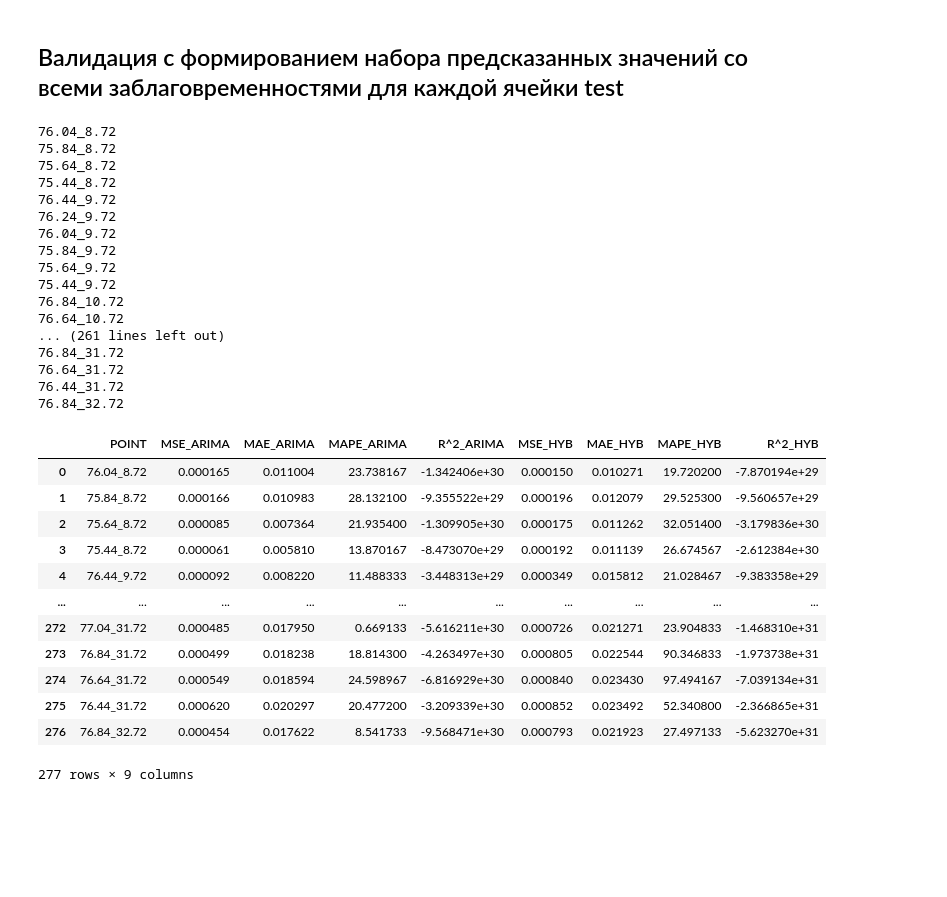
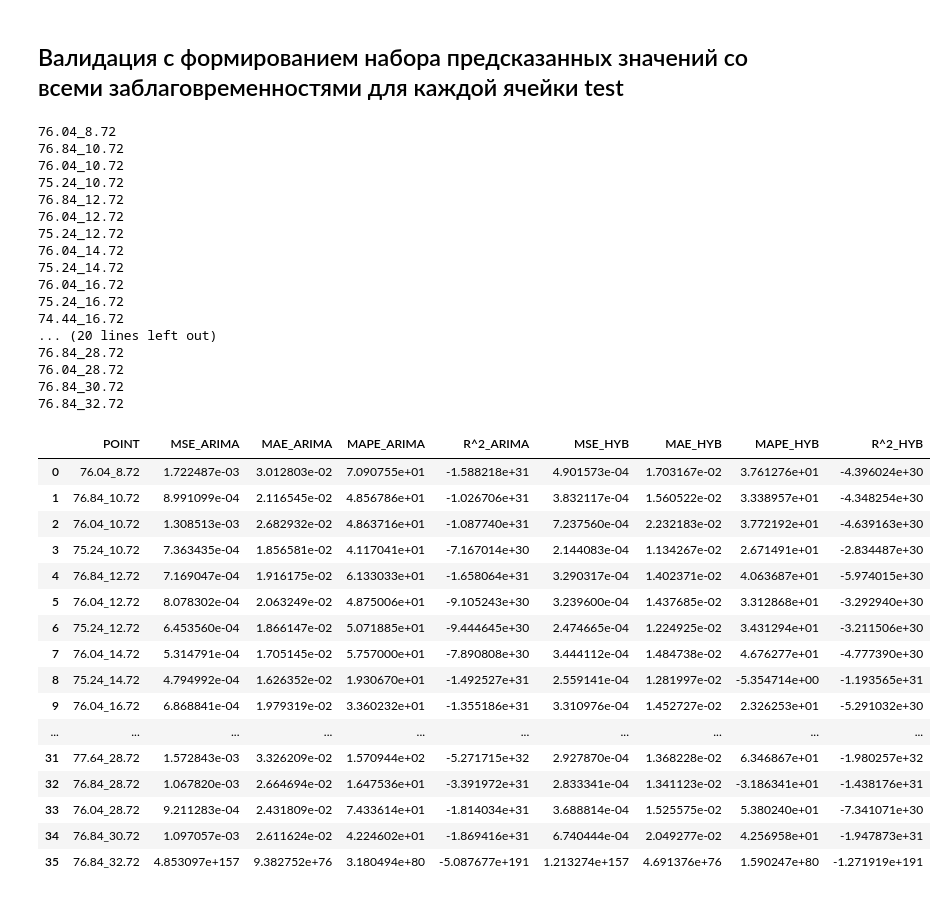
Before and after one commit to ChrisLisbon/ITMO_master_degree_classes, a Jupyter notebook: Research_work(NEMO)/2.2_grid_validation.ipynb, the cells around one changed output. Cells and saved outputs as stored; diff of their text form; code cells hidden in the pictures; blank space fills up the shorter version.

```diff
--- a/Research_work(NEMO)/2.2_grid_validation.ipynb
+++ b/Research_work(NEMO)/2.2_grid_validation.ipynb
@@ -21,8 +21,8 @@ warnings.filterwarnings('ignore')
 # %% [markdown]
 ### Подготовка датасетов (отсеивание остатков)
 # %%
-df_nemo=pd.read_csv('./timelines_data/formed_timelines_2002/2002_NEMO_SPITZ_GRID.csv', sep=';')
-df_nemo['dates'] =  pd.to_datetime(df_nemo['dates'], format='%d.%m.%Y')
+df_nemo=pd.read_csv('./timelines_data/formed_timelines_2002/2002_NEMO_SPITZ_GRID(20x4).csv', sep=';')
+df_nemo['dates'] =  pd.to_datetime(df_nemo['dates'], format='%Y-%m-%d')
 
 for column in list(df_nemo.columns.values):
     if column!='dates':
@@ -57,5 +57,5 @@ df_nemo
 # %%
-df_rean=pd.read_csv('./timelines_data/formed_timelines_2002/2002_ARCTIC_reanalysis_GRID.csv', sep=';')
+df_rean=pd.read_csv('./timelines_data/formed_timelines_2002/2002_ARCTIC_reanalysis_GRID(20x4).csv', sep=';')
 df_rean['dates'] =  pd.to_datetime(df_rean['dates'], format='%Y-%m-%d')
 
 for column in list(df_rean.columns.values):
@@ -97,7 +97,7 @@ rcParams['figure.figsize'] = 15, 7
 # %%
 errors_df=pd.DataFrame(columns = ['POINT', 'MSE_ARIMA', 'MAE_ARIMA', 'MAPE_ARIMA', 'R^2_ARIMA',
                                   'MSE_HYB', 'MAE_HYB', 'MAPE_HYB', 'R^2_HYB'])
-forc_n=30
+forc_n=105
 for column in list(df_rean.columns.values):
     # для каждой точки из датасета
     if column!='dates':
@@ -140,7 +140,7 @@ for column in list(df_rean.columns.values):
             HYB_pr=(predictions_list+nemo_real_val_list)/2 # добавляем к списку предсказаний значение NEMO и усредняем
 
 
-            # считаем ошибки как отклонения от прямой
+            # считаем ошибки как отклонения от реального значения
             ARIMA_MSE_errors_list.append(mean_squared_error(real_val_list, predictions_list))
             ARIMA_MAE_errors_list.append(mean_absolute_error(real_val_list, predictions_list))
             ARIMA_MAPE_errors_list.append(round(np.mean(np.abs(real_val_list-predictions_list)/real_val_list)*100,3))
@@ -149,59 +149,63 @@ for column in list(df_rean.columns.values):
             HYB_MSE_errors_list.append(mean_squared_error(real_val_list, HYB_pr))
             HYB_MAE_errors_list.append(mean_absolute_error(real_val_list, HYB_pr))
             HYB_MAPE_errors_list.append(round(np.mean(np.abs(real_val_list-HYB_pr)/real_val_list)*100,3))
             HYB_R2_errors_list.append(r2_score(real_val_list, HYB_pr))
 
             '''
             print('Real Value: %s'%str(test[j]))
             plt.plot(np.arange(len(predictions_list)), predictions_list, label='prediction for timestep')
             plt.axhline(y=test[j], color='r', linestyle='-', label='real value')
             plt.xlabel("Заблаговременность прогноза (дни)")
             plt.legend()
             plt.grid()
             plt.show()
             '''
         errors_df = errors_df.append({'POINT': column,
                                       'MSE_ARIMA': np.mean(ARIMA_MSE_errors_list),
                                       'MAE_ARIMA': np.mean(ARIMA_MAE_errors_list),
                                       'MAPE_ARIMA':np.mean(ARIMA_MAPE_errors_list),
                                       'R^2_ARIMA': np.mean(ARIMA_R2_errors_list),
                                       'MSE_HYB':np.mean(HYB_MSE_errors_list),
                                       'MAE_HYB':np.mean(HYB_MAE_errors_list),
                                       'MAPE_HYB':np.mean(HYB_MAPE_errors_list),
                                       'R^2_HYB':np.mean(HYB_R2_errors_list),
                                      } , ignore_index=True)
 errors_df
 # %% [output]
 76.04_8.72
-75.84_8.72
-75.64_8.72
-75.44_8.72
-76.44_9.72
-76.24_9.72
-76.04_9.72
-75.84_9.72
-75.64_9.72
-75.44_9.72
 76.84_10.72
-76.64_10.72
-... (261 lines left out)
-76.84_31.72
-76.64_31.72
-76.44_31.72
+76.04_10.72
+75.24_10.72
+76.84_12.72
+76.04_12.72
+75.24_12.72
+76.04_14.72
+75.24_14.72
+76.04_16.72
+75.24_16.72
+74.44_16.72
+... (20 lines left out)
+76.84_28.72
+76.04_28.72
+76.84_30.72
 76.84_32.72
 |  | POINT | MSE_ARIMA | MAE_ARIMA | MAPE_ARIMA | R^2_ARIMA | MSE_HYB | MAE_HYB | MAPE_HYB | R^2_HYB |
-| 0 | 76.04_8.72 | 0.000165 | 0.011004 | 23.738167 | -1.342406e+30 | 0.000150 | 0.010271 | 19.720200 | -7.870194e+29 |
-| 1 | 75.84_8.72 | 0.000166 | 0.010983 | 28.132100 | -9.355522e+29 | 0.000196 | 0.012079 | 29.525300 | -9.560657e+29 |
-| 2 | 75.64_8.72 | 0.000085 | 0.007364 | 21.935400 | -1.309905e+30 | 0.000175 | 0.011262 | 32.051400 | -3.179836e+30 |
-| 3 | 75.44_8.72 | 0.000061 | 0.005810 | 13.870167 | -8.473070e+29 | 0.000192 | 0.011139 | 26.674567 | -2.612384e+30 |
-| 4 | 76.44_9.72 | 0.000092 | 0.008220 | 11.488333 | -3.448313e+29 | 0.000349 | 0.015812 | 21.028467 | -9.383358e+29 |
+| 0 | 76.04_8.72 | 1.722487e-03 | 3.012803e-02 | 7.090755e+01 | -1.588218e+31 | 4.901573e-04 | 1.703167e-02 | 3.761276e+01 | -4.396024e+30 |
+| 1 | 76.84_10.72 | 8.991099e-04 | 2.116545e-02 | 4.856786e+01 | -1.026706e+31 | 3.832117e-04 | 1.560522e-02 | 3.338957e+01 | -4.348254e+30 |
+| 2 | 76.04_10.72 | 1.308513e-03 | 2.682932e-02 | 4.863716e+01 | -1.087740e+31 | 7.237560e-04 | 2.232183e-02 | 3.772192e+01 | -4.639163e+30 |
+| 3 | 75.24_10.72 | 7.363435e-04 | 1.856581e-02 | 4.117041e+01 | -7.167014e+30 | 2.144083e-04 | 1.134267e-02 | 2.671491e+01 | -2.834487e+30 |
+| 4 | 76.84_12.72 | 7.169047e-04 | 1.916175e-02 | 6.133033e+01 | -1.658064e+31 | 3.290317e-04 | 1.402371e-02 | 4.063687e+01 | -5.974015e+30 |
+| 5 | 76.04_12.72 | 8.078302e-04 | 2.063249e-02 | 4.875006e+01 | -9.105243e+30 | 3.239600e-04 | 1.437685e-02 | 3.312868e+01 | -3.292940e+30 |
+| 6 | 75.24_12.72 | 6.453560e-04 | 1.866147e-02 | 5.071885e+01 | -9.444645e+30 | 2.474665e-04 | 1.224925e-02 | 3.431294e+01 | -3.211506e+30 |
+| 7 | 76.04_14.72 | 5.314791e-04 | 1.705145e-02 | 5.757000e+01 | -7.890808e+30 | 3.444112e-04 | 1.484738e-02 | 4.676277e+01 | -4.777390e+30 |
+| 8 | 75.24_14.72 | 4.794992e-04 | 1.626352e-02 | 1.930670e+01 | -1.492527e+31 | 2.559141e-04 | 1.281997e-02 | -5.354714e+00 | -1.193565e+31 |
+| 9 | 76.04_16.72 | 6.868841e-04 | 1.979319e-02 | 3.360232e+01 | -1.355186e+31 | 3.310976e-04 | 1.452727e-02 | 2.326253e+01 | -5.291032e+30 |
 | ... | ... | ... | ... | ... | ... | ... | ... | ... | ... |
-| 272 | 77.04_31.72 | 0.000485 | 0.017950 | 0.669133 | -5.616211e+30 | 0.000726 | 0.021271 | 23.904833 | -1.468310e+31 |
-| 273 | 76.84_31.72 | 0.000499 | 0.018238 | 18.814300 | -4.263497e+30 | 0.000805 | 0.022544 | 90.346833 | -1.973738e+31 |
-| 274 | 76.64_31.72 | 0.000549 | 0.018594 | 24.598967 | -6.816929e+30 | 0.000840 | 0.023430 | 97.494167 | -7.039134e+31 |
-| 275 | 76.44_31.72 | 0.000620 | 0.020297 | 20.477200 | -3.209339e+30 | 0.000852 | 0.023492 | 52.340800 | -2.366865e+31 |
-| 276 | 76.84_32.72 | 0.000454 | 0.017622 | 8.541733 | -9.568471e+30 | 0.000793 | 0.021923 | 27.497133 | -5.623270e+31 |
+| 31 | 77.64_28.72 | 1.572843e-03 | 3.326209e-02 | 1.570944e+02 | -5.271715e+32 | 2.927870e-04 | 1.368228e-02 | 6.346867e+01 | -1.980257e+32 |
+| 32 | 76.84_28.72 | 1.067820e-03 | 2.664694e-02 | 1.647536e+01 | -3.391972e+31 | 2.833341e-04 | 1.341123e-02 | -3.186341e+01 | -1.438176e+31 |
+| 33 | 76.04_28.72 | 9.211283e-04 | 2.431809e-02 | 7.433614e+01 | -1.814034e+31 | 3.688814e-04 | 1.525575e-02 | 5.380240e+01 | -7.341071e+30 |
+| 34 | 76.84_30.72 | 1.097057e-03 | 2.611624e-02 | 4.224602e+01 | -1.869416e+31 | 6.740444e-04 | 2.049277e-02 | 4.256958e+01 | -1.947873e+31 |
+| 35 | 76.84_32.72 | 4.853097e+157 | 9.382752e+76 | 3.180494e+80 | -5.087677e+191 | 1.213274e+157 | 4.691376e+76 | 1.590247e+80 | -1.271919e+191 |
-277 rows × 9 columns
 # %%
 errors_df['MSE_DIF']=abs(errors_df['MSE_HYB'])-abs(errors_df['MSE_ARIMA'])
 errors_df['MAE_DIF']=abs(errors_df['MAE_HYB'])-abs(errors_df['MAE_ARIMA'])
```
Also changed, not shown: parts of 7 cells of this notebook, 4 other files.
